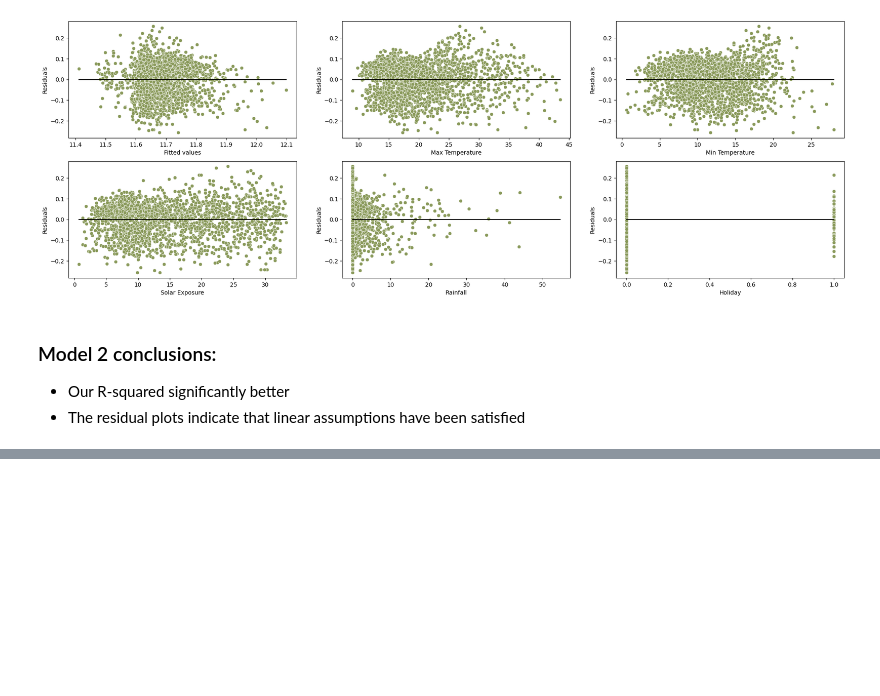
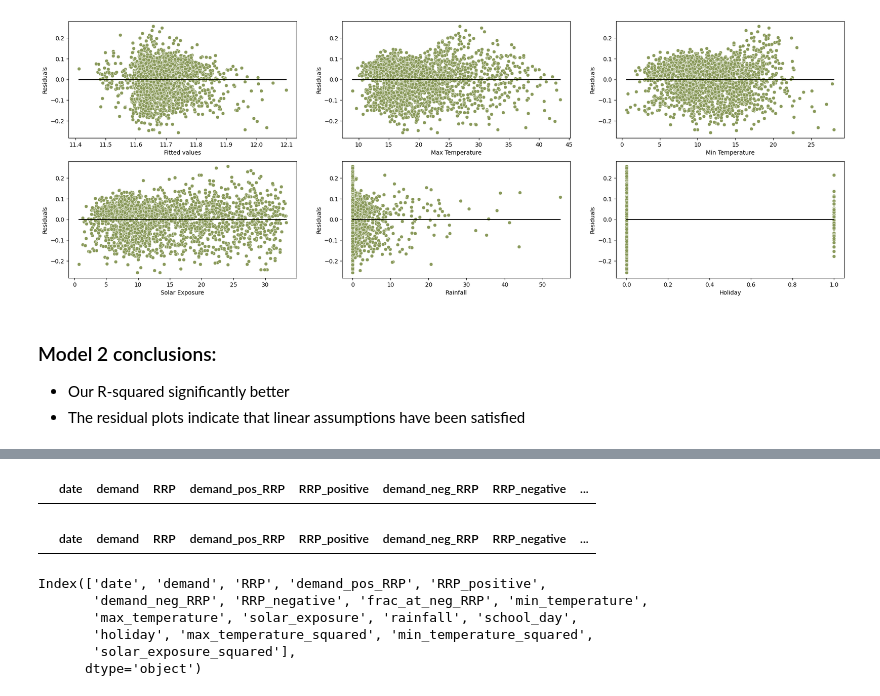
Before and after one commit to Dsl03/STAT303-2-Final-Project, a Jupyter notebook: Project files/Project Code Template.ipynb, the cells around one changed output, grey strips where cells are left out. Saved outputs shown, nothing was run; the diff lists cells and outputs as text; code cells hidden in the pictures; blank space fills up the shorter version.

```diff
--- a/Project files/Project Code Template.ipynb
+++ b/Project files/Project Code Template.ipynb
@@ -364,0 +356,5 @@ Besides all of the code above, we also conducted autocorrelation to see if addin
+# %%
+df['demand'] = np.log(df['demand'])
+df['max_temperature_squared'] = (df['max_temperature'])**2
+df['min_temperature_squared'] = (df['min_temperature'])**2
+df['solar_exposure_squared'] = (df['solar_exposure'])**2
@@ -364,0 +363,4 @@ Besides all of the code above, we also conducted autocorrelation to see if addin
+# %%
+df[df['solar_exposure'].isna()]
+# %% [output]
+|  | date | demand | RRP | demand_pos_RRP | RRP_positive | demand_neg_RRP | RRP_negative | ... |
@@ -364,0 +369,17 @@ Besides all of the code above, we also conducted autocorrelation to see if addin
+# %%
+df[df['rainfall'].isna()]
+# %% [output]
+|  | date | demand | RRP | demand_pos_RRP | RRP_positive | demand_neg_RRP | RRP_negative | ... |
+# %%
+df.at[161, 'rainfall']=0
+df.at[1377, 'rainfall']=0
+df.at[1378, 'rainfall']=0
+
+df.columns
+# %% [output]
+Index(['date', 'demand', 'RRP', 'demand_pos_RRP', 'RRP_positive',
+       'demand_neg_RRP', 'RRP_negative', 'frac_at_neg_RRP', 'min_temperature',
+       'max_temperature', 'solar_exposure', 'rainfall', 'school_day',
+       'holiday', 'max_temperature_squared', 'min_temperature_squared',
+       'solar_exposure_squared'],
+      dtype='object')
```
Also changed, not shown: parts of 49 cells of this notebook.
